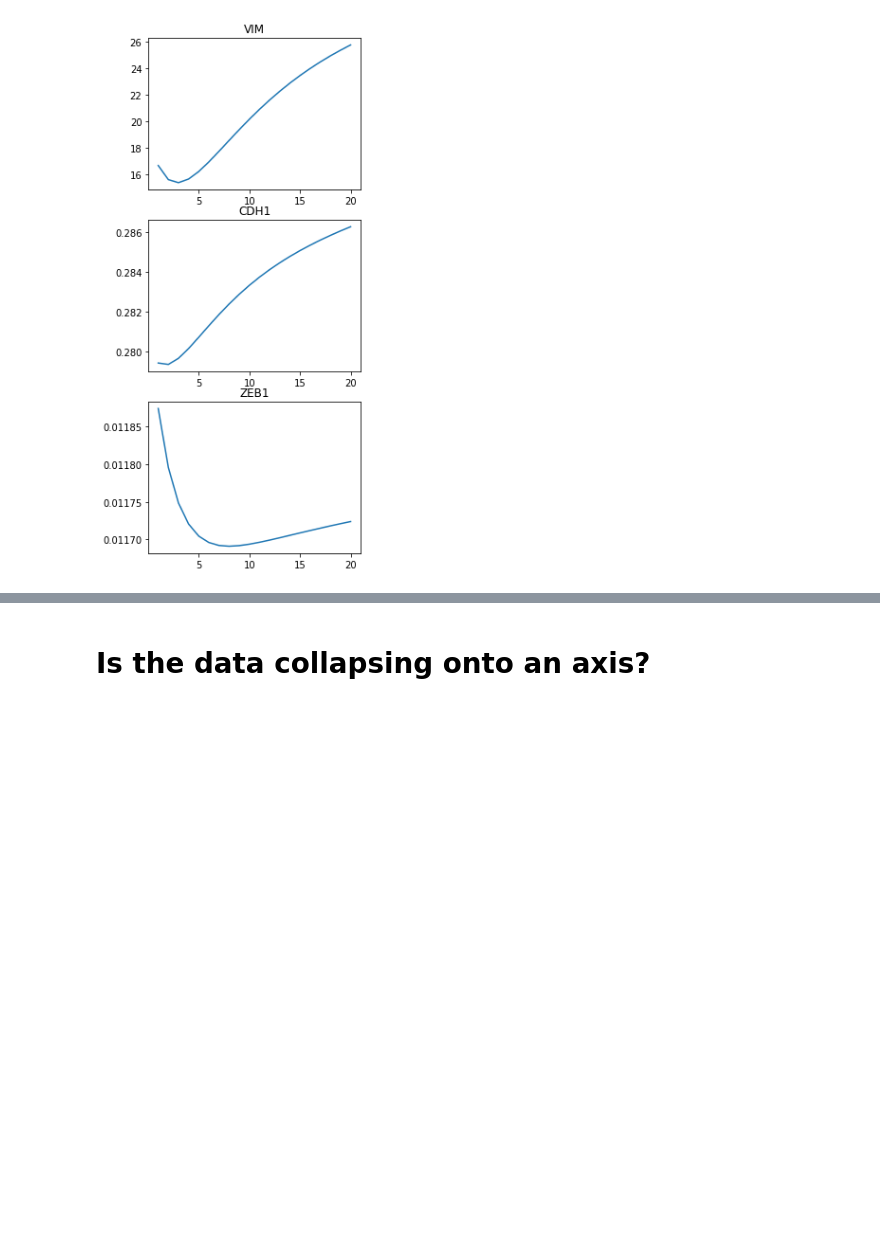
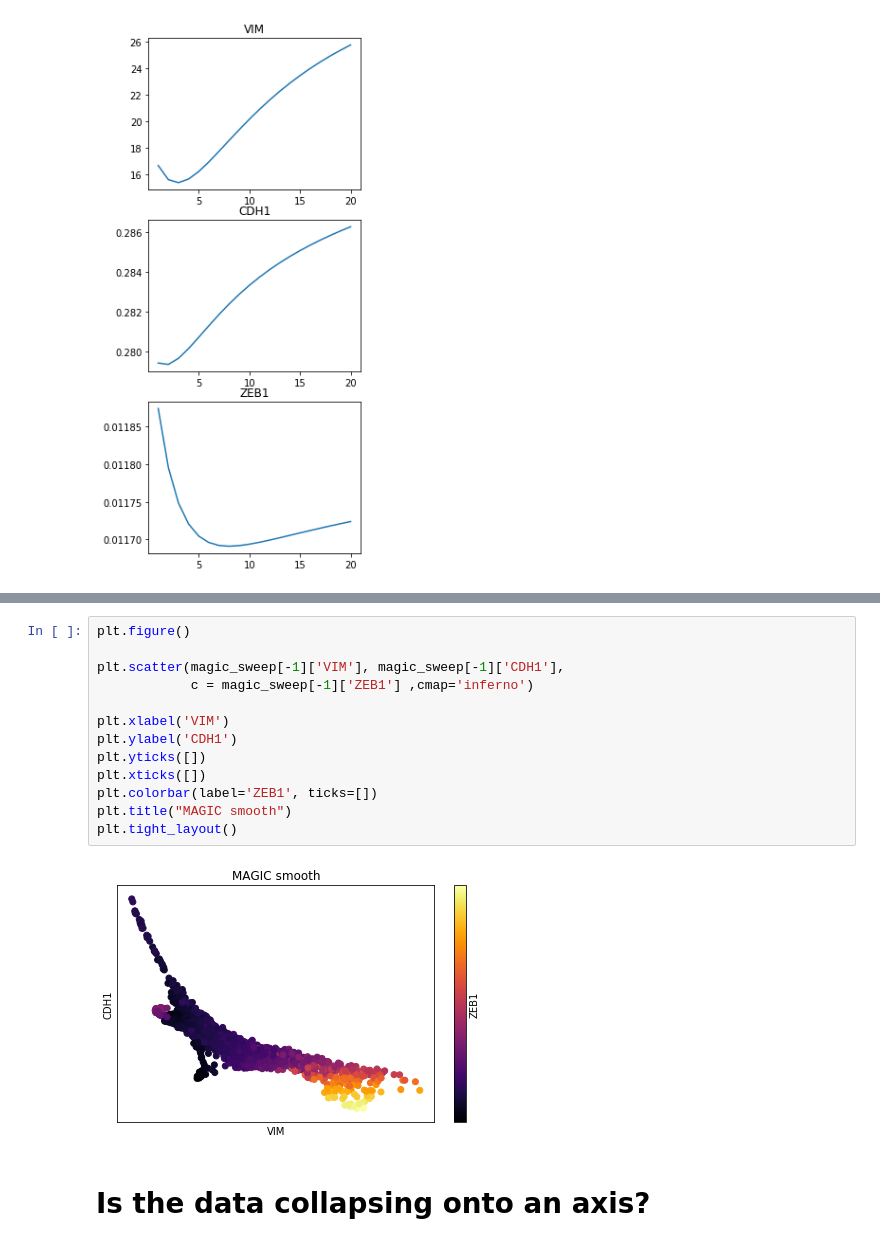
Before and after one commit to czbiohub-sf/molecular-cross-validation, a Jupyter notebook: src/noise2self_sc/MAGIC.ipynb, the cells around one changed output, grey strips where cells are left out. Saved outputs shown, nothing was run; the diff lists cells and outputs as text; blank space fills up the shorter version.

```diff
--- a/src/noise2self_sc/MAGIC.ipynb
+++ b/src/noise2self_sc/MAGIC.ipynb
@@ -115,3 +116,18 @@ plt.tight_layout()
+# %%
+plt.figure()
+
+plt.scatter(magic_sweep[-1]['VIM'], magic_sweep[-1]['CDH1'],
+            c = magic_sweep[-1]['ZEB1'] ,cmap='inferno')
+
+plt.xlabel('VIM')
+plt.ylabel('CDH1')
+plt.yticks([])
+plt.xticks([])
+plt.colorbar(label='ZEB1', ticks=[])
+plt.title("MAGIC smooth")
+plt.tight_layout()
+# %% [output]
+[figure, added]
 # %% [markdown]
 # Is the data collapsing onto an axis?
 # %% [markdown]
```
Also changed, not shown: parts of 10 cells of this notebook.
